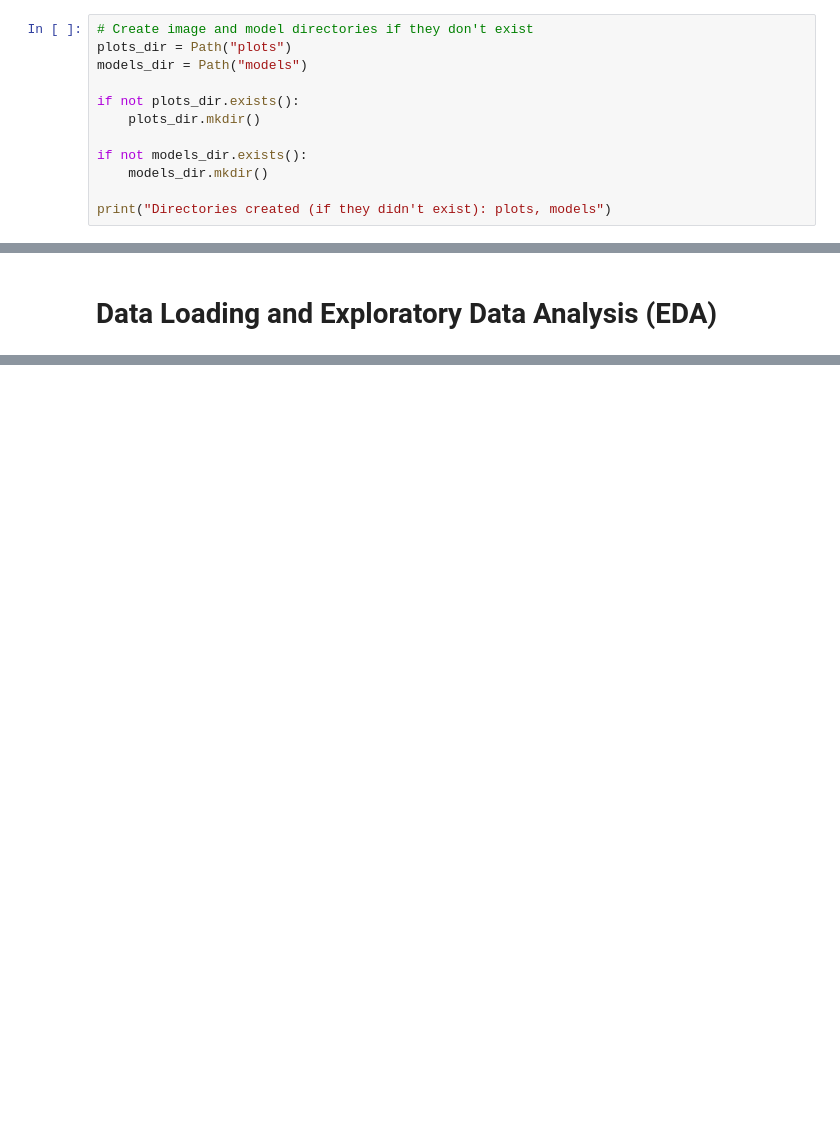
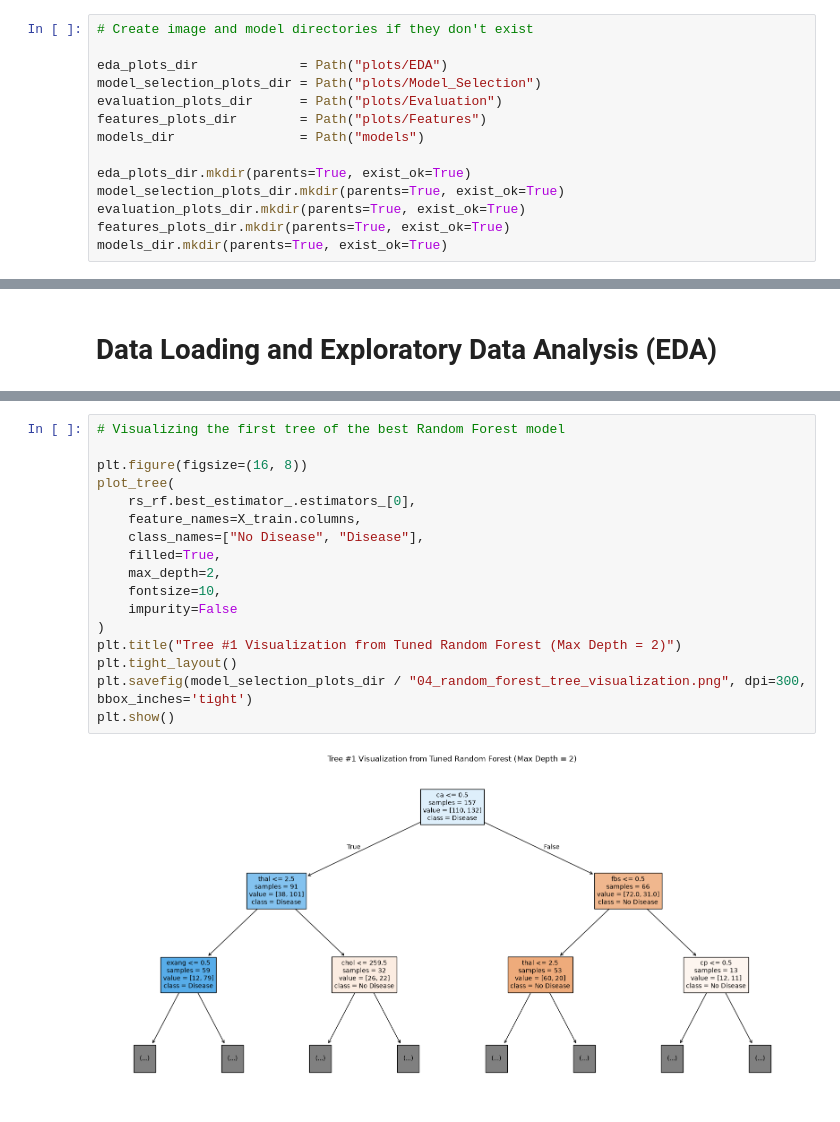
Before and after one commit to BevisWong76/heart-disease-predictor, a Jupyter notebook: heart_disease_classification.ipynb, the cells around one changed output, grey strips where cells are left out. Cells and saved outputs as stored; diff of their text form; blank space fills up the shorter version.

```diff
--- a/heart_disease_classification.ipynb
+++ b/heart_disease_classification.ipynb
@@ -42,13 +45,15 @@ seaborn version: 0.13.2
 Scikit-Learn version: 1.9.0
 # %%
 # Create image and model directories if they don't exist
-plots_dir = Path("plots")
-models_dir = Path("models")
 
-if not plots_dir.exists():
-    plots_dir.mkdir()
+eda_plots_dir             = Path("plots/EDA")
+model_selection_plots_dir = Path("plots/Model_Selection")
+evaluation_plots_dir      = Path("plots/Evaluation")
+features_plots_dir        = Path("plots/Features")
+models_dir                = Path("models")
 
-if not models_dir.exists():
-    models_dir.mkdir()
-
-print("Directories created (if they didn't exist): plots, models")
+eda_plots_dir.mkdir(parents=True, exist_ok=True)
+model_selection_plots_dir.mkdir(parents=True, exist_ok=True)
+evaluation_plots_dir.mkdir(parents=True, exist_ok=True)
+features_plots_dir.mkdir(parents=True, exist_ok=True)
+models_dir.mkdir(parents=True, exist_ok=True)
@@ -193,0 +490,19 @@ plt.show()
+# %%
+# Visualizing the first tree of the best Random Forest model
+
+plt.figure(figsize=(16, 8))
+plot_tree(
+    rs_rf.best_estimator_.estimators_[0],
+    feature_names=X_train.columns,
+    class_names=["No Disease", "Disease"],
+    filled=True,
+    max_depth=2,
+    fontsize=10,
+    impurity=False
+)
+plt.title("Tree #1 Visualization from Tuned Random Forest (Max Depth = 2)")
+plt.tight_layout()
+plt.savefig(model_selection_plots_dir / "04_random_forest_tree_visualization.png", dpi=300, bbox_inches='tight')
+plt.show()
+# %% [output]
+[figure, added]
```
Also changed, not shown: parts of 21 cells of this notebook, 14 other files.
